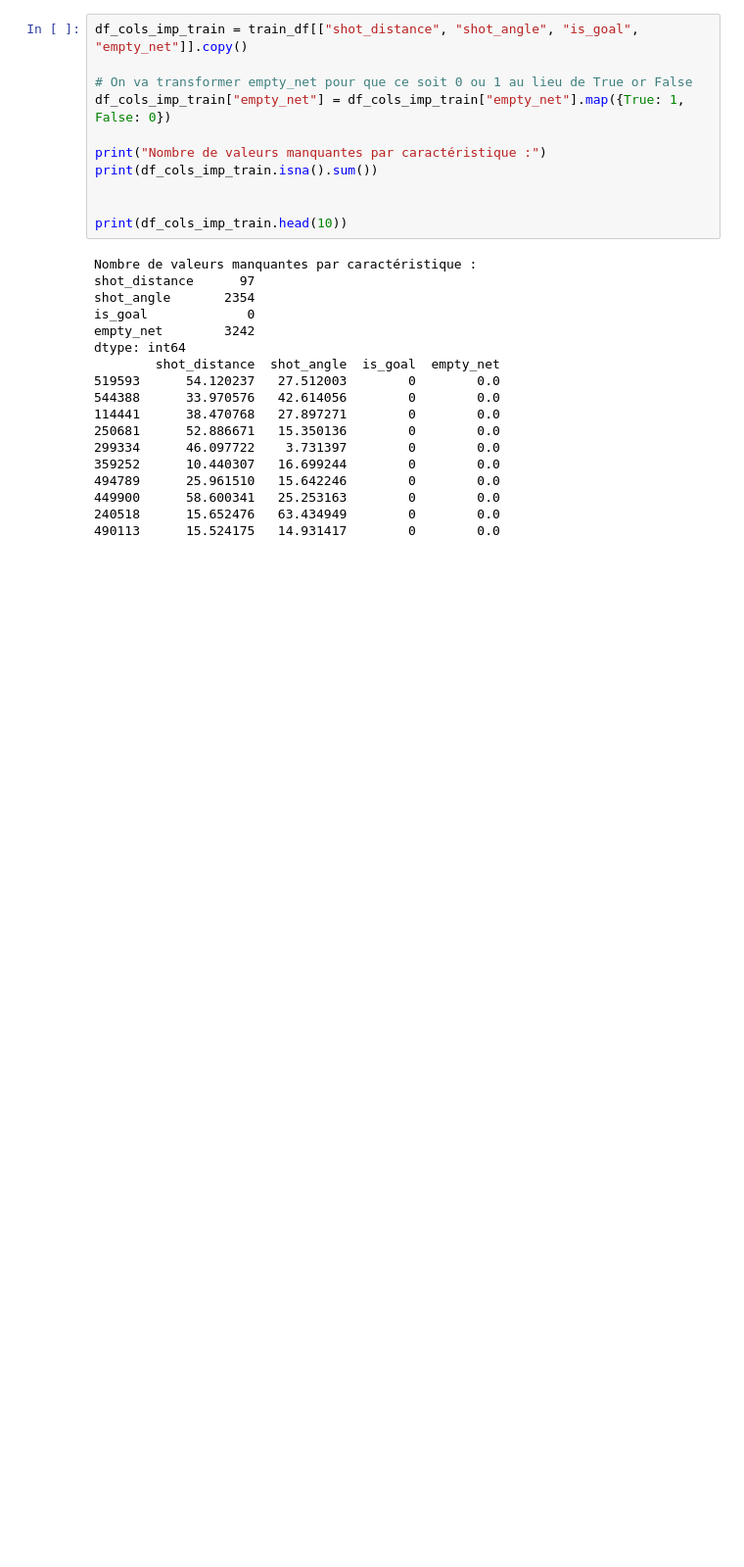
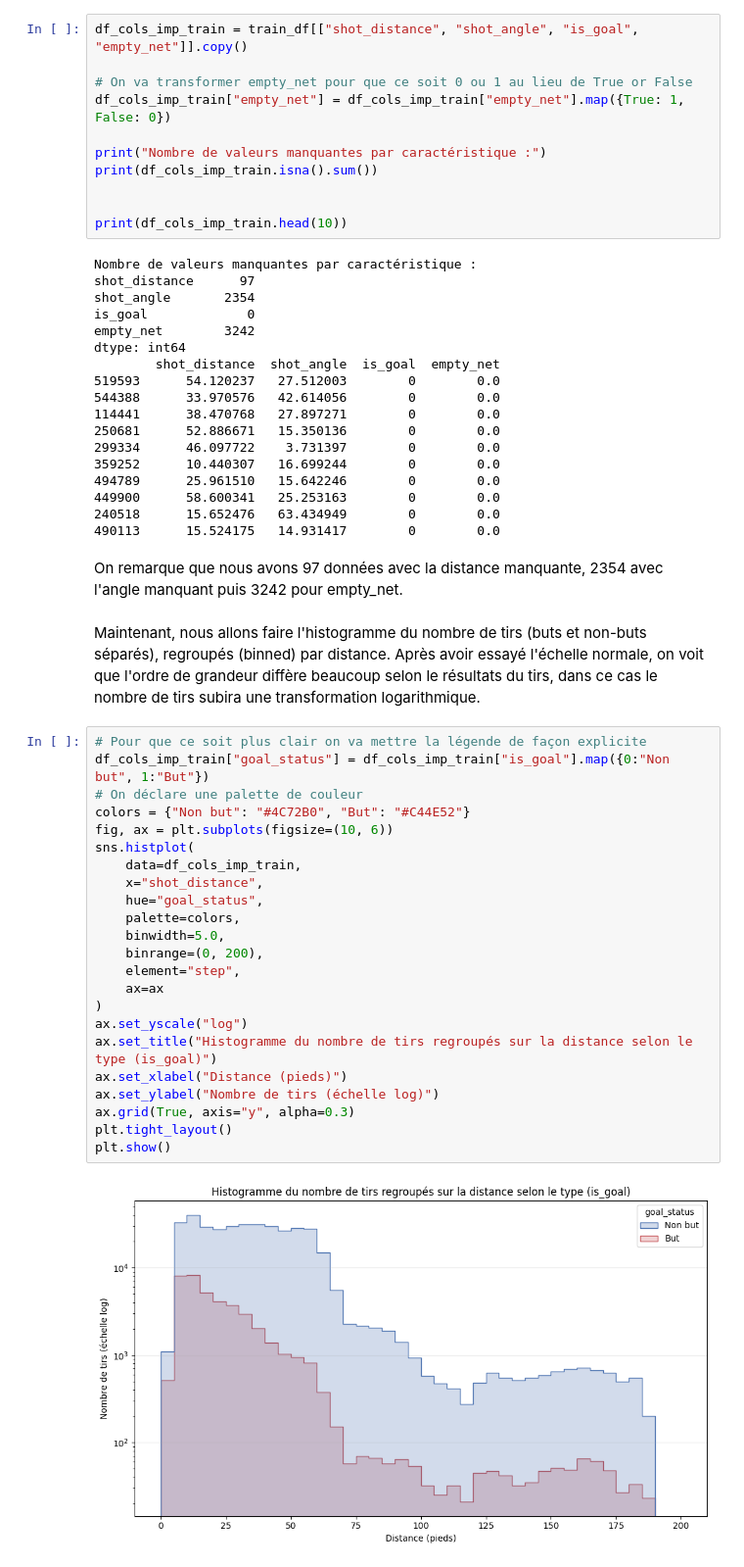
Before and after one commit to Tong3410976/IFT3700_Projet1, a Jupyter notebook: notebooks/06_feature_engineering_1.ipynb, the cells around one changed output. Shown at 98% size. Saved outputs shown, nothing was run; the diff lists cells and outputs as text; blank space fills up the shorter version.

Commit message:
Ajout des 3 premiers graphiques

```diff
--- a/notebooks/06_feature_engineering_1.ipynb
+++ b/notebooks/06_feature_engineering_1.ipynb
@@ -91,3 +92,32 @@ dtype: int64
 449900      58.600341   25.253163        0        0.0
 240518      15.652476   63.434949        0        0.0
 490113      15.524175   14.931417        0        0.0
+# %% [markdown]
+On remarque que nous avons 97 données avec la distance manquante, 2354 avec l'angle manquant puis 3242 pour empty_net.
+# %% [markdown]
+Maintenant, nous allons faire l'histogramme du nombre de tirs (buts et non-buts séparés), regroupés (binned) par distance. Après avoir essayé l'échelle normale, on voit que l'ordre de grandeur diffère beaucoup selon le résultats du tirs, dans ce cas le nombre de tirs subira une transformation logarithmique.
+# %%
+# Pour que ce soit plus clair on va mettre la légende de façon explicite
+df_cols_imp_train["goal_status"] = df_cols_imp_train["is_goal"].map({0:"Non but", 1:"But"})
+# On déclare une palette de couleur
+colors = {"Non but": "#4C72B0", "But": "#C44E52"}
+fig, ax = plt.subplots(figsize=(10, 6))
+sns.histplot(
+    data=df_cols_imp_train,
+    x="shot_distance",
+    hue="goal_status",
+    palette=colors,
+    binwidth=5.0,
+    binrange=(0, 200),
+    element="step",
+    ax=ax
+)
+ax.set_yscale("log")
+ax.set_title("Histogramme du nombre de tirs regroupés sur la distance selon le type (is_goal)")
+ax.set_xlabel("Distance (pieds)")
+ax.set_ylabel("Nombre de tirs (échelle log)")
+ax.grid(True, axis="y", alpha=0.3)
+plt.tight_layout()
+plt.show()
+# %% [output]
+[figure, added]
```
Also changed, not shown: parts of 9 cells of this notebook.
